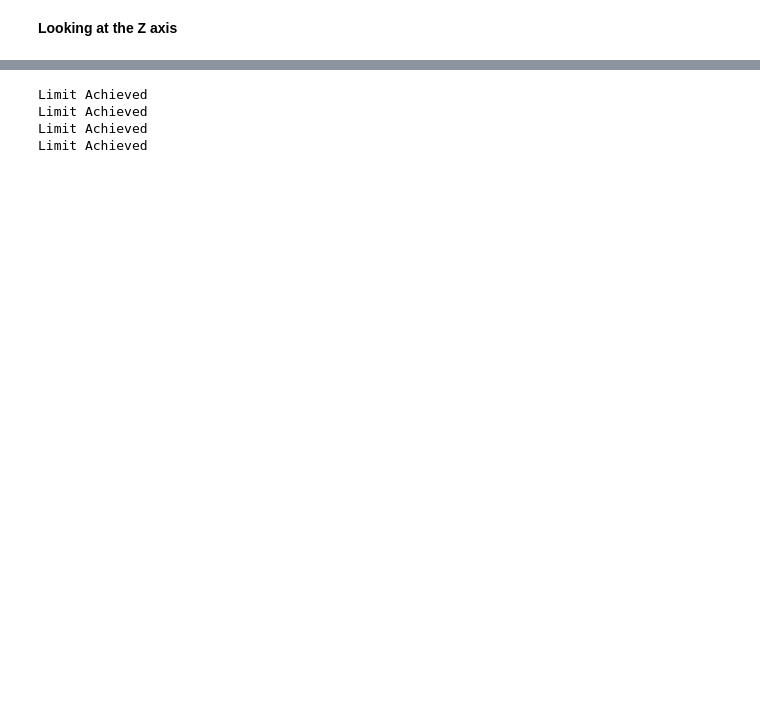
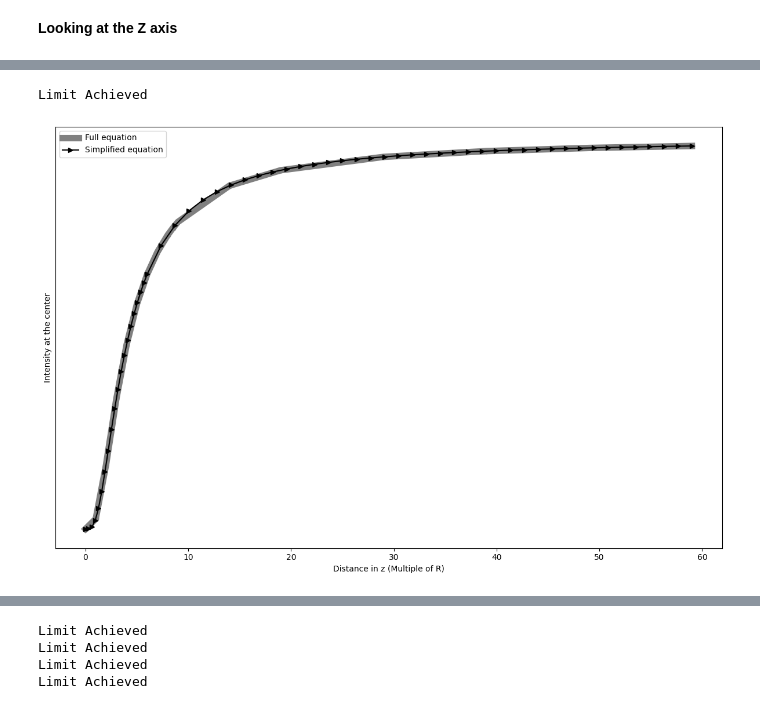
Before and after one commit to PassosSouza/MieBrightSpot, a Jupyter notebook: ComparaCirc-Esf.ipynb, the cells around one changed output, grey strips where cells are left out. Cells and saved outputs as stored; diff of their text form; code cells hidden in the pictures; blank space fills up the shorter version.

```diff
--- a/ComparaCirc-Esf.ipynb
+++ b/ComparaCirc-Esf.ipynb
@@ -268,0 +320,58 @@ def EZ0_SCATnm(n, a_n, b_n, k, x, y, z):
+# %%
+R = R1
+M = 1.48
+lamb=0.632
+x = 0
+y = 0
+
+E3_sca=0
+k = 2*np.pi/lamb
+x_value = k * R
+
+part1 = np.linspace(R, 7*R, 20)
+part2 = np.linspace(7*R, 60*R, 40)
+
+z3 = np.concatenate((part1, part2)) #np.linspace(j,30*j,30)
+for i in range(1,N0):
+    a_nm,b_nm = MieCoefCond2(x_value, i, k)
+    #a_nm,b_nm = MieCoef(x_value, M,i)
+    if np.isnan(np.abs(a_nm)) or np.isnan(np.abs(b_nm)) :
+        print('Limit Achieved')
+        break
+    E3_sca += EZ0_SCATnm(i, a_nm, b_nm, k, x, y, z3)
+# %% [output]
+Limit Achieved
+# %%
+# Create the figure and grid specification
+fig = plt.figure(figsize=(12, 8))
+gs = gridspec.GridSpec(1, 1)  # Adjust `wspace` to control space between columns
+UU = []
+
+for u in range(len(z)):
+    UU15 = U[u]
+
+    # Compute electric field and plot Mie Scattering data
+    E_inc = np.array([np.ones(len(x_[u])) * np.exp(1j * k * z[u]), np.zeros(len(x_[u])), np.zeros(len(x_[u]))])
+    EE = E_inc + E_[u]
+    UM = abs(EE[0])**2 + np.abs(EE[1])**2 + np.abs(EE[2])**2
+    UU.append(UM)
+
+# Create subplot in the second column
+ax2 = fig.add_subplot(gs[0])
+
+
+zi = (z-R1)
+ax2.plot(zi/R1, np.transpose(UU)[N//2]/max(np.transpose(UU)[N//2]), 'o-',lw = 8, color='gray', label='Full equation')
+
+zi = (z3-R1)
+UU_ = np.abs(E3_sca[0] + np.exp(1j*k*z3))**2 + np.abs(E3_sca[1])**2 + np.abs(E3_sca[2])**2
+ax2.plot(zi/R1, (UU_)/max(UU_), '>-', color='black', label=f'Simplified equation')
+ax2.set_ylabel('Intensity at the center')
+ax2.set_yticks([])
+ax2.set_xlabel('Distance in z (Multiple of R)')
+ax2.legend()
+
+plt.tight_layout()  # Adjusts spacing to prevent overlap
+plt.savefig('IntZs.pdf',dpi=100)
+# %% [output]
+[figure, added]
```
Also changed, not shown: parts of 9 cells of this notebook.
